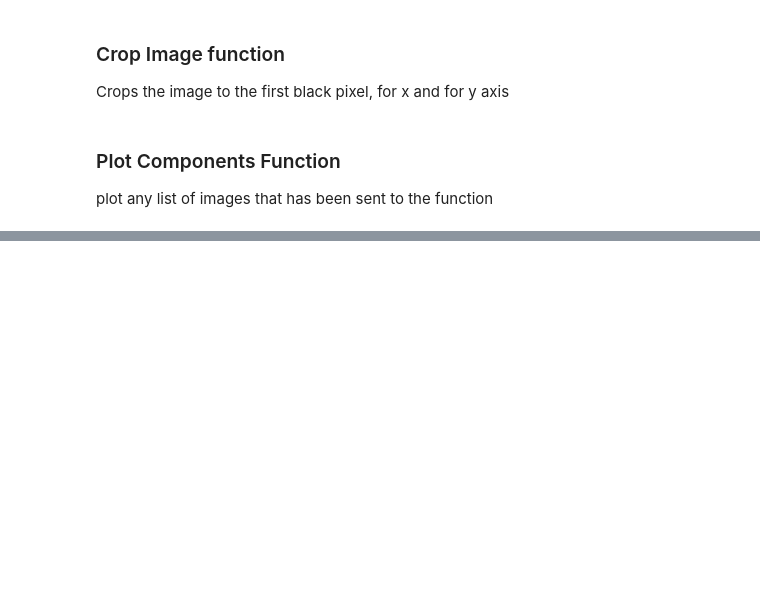
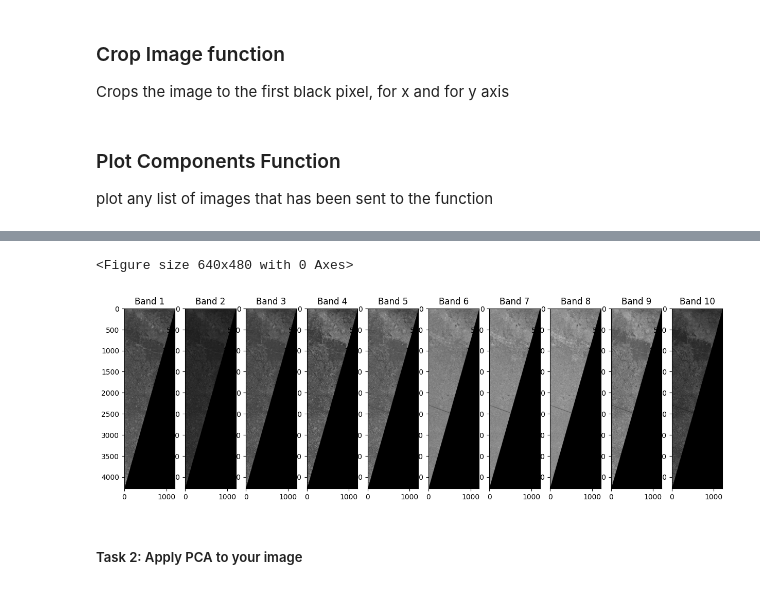
Before and after one commit to Rehannriaz/L2A-SENTINEL-PCA, a Jupyter notebook: l2a.ipynb, the cells around one changed output, grey strips where cells are left out. Drawn from its saved outputs; the diff is of its cells as text; code cells hidden in the pictures; blank space fills up the shorter version.

```diff
--- a/l2a.ipynb
+++ b/l2a.ipynb
@@ -121,7 +141,7 @@ def crop_image(matrix):
             x_i = i
             break
 
-    return (x_i, y_i)
+    return x_i, y_i
 # %% [markdown]
 ### Plot Components Function
 plot any list of images that has been sent to the function
@@ -134,0 +186,10 @@ def plot_components(xBands,bandLen,cmapCol):
+# %%
+x, y = crop_image(data[1])
+cropped_data = data[:,:x,:y]
+
+plot_components(cropped_data, len(cropped_data), 'gray')
+# %% [output]
+<Figure size 640x480 with 0 Axes>
+[figure, added]
+# %% [markdown]
+##### Task 2:  Apply  PCA  to your  image
```
Also changed, not shown: parts of 15 cells of this notebook.
